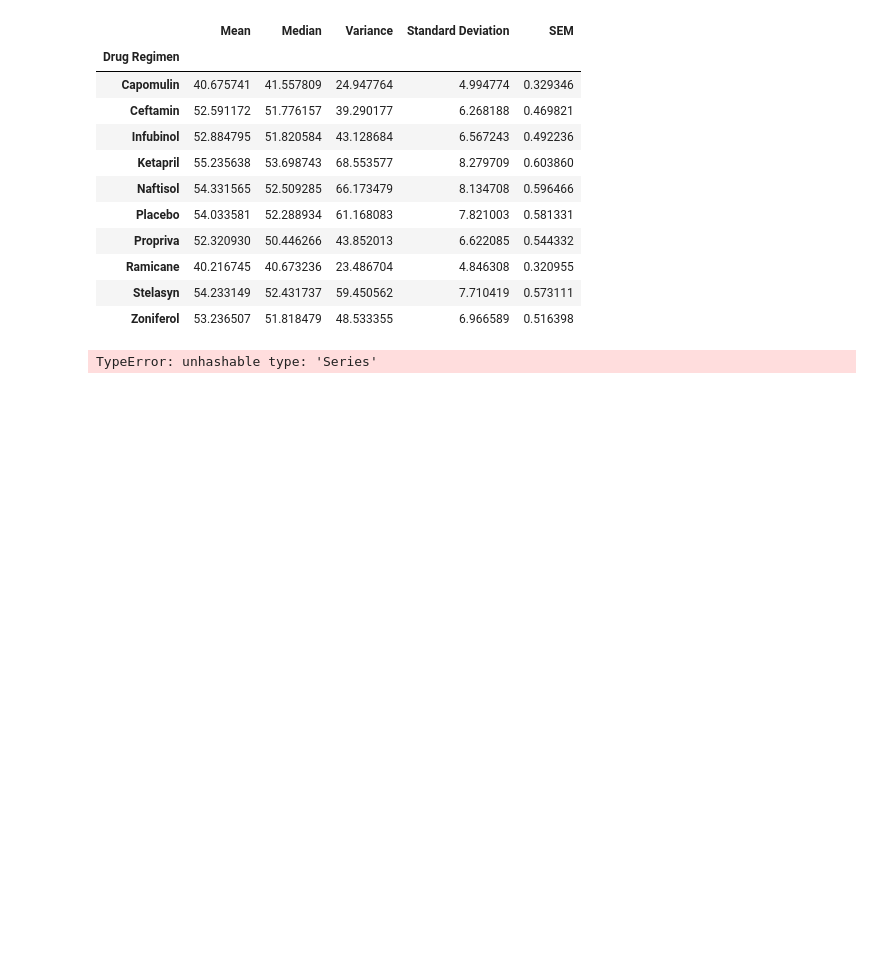
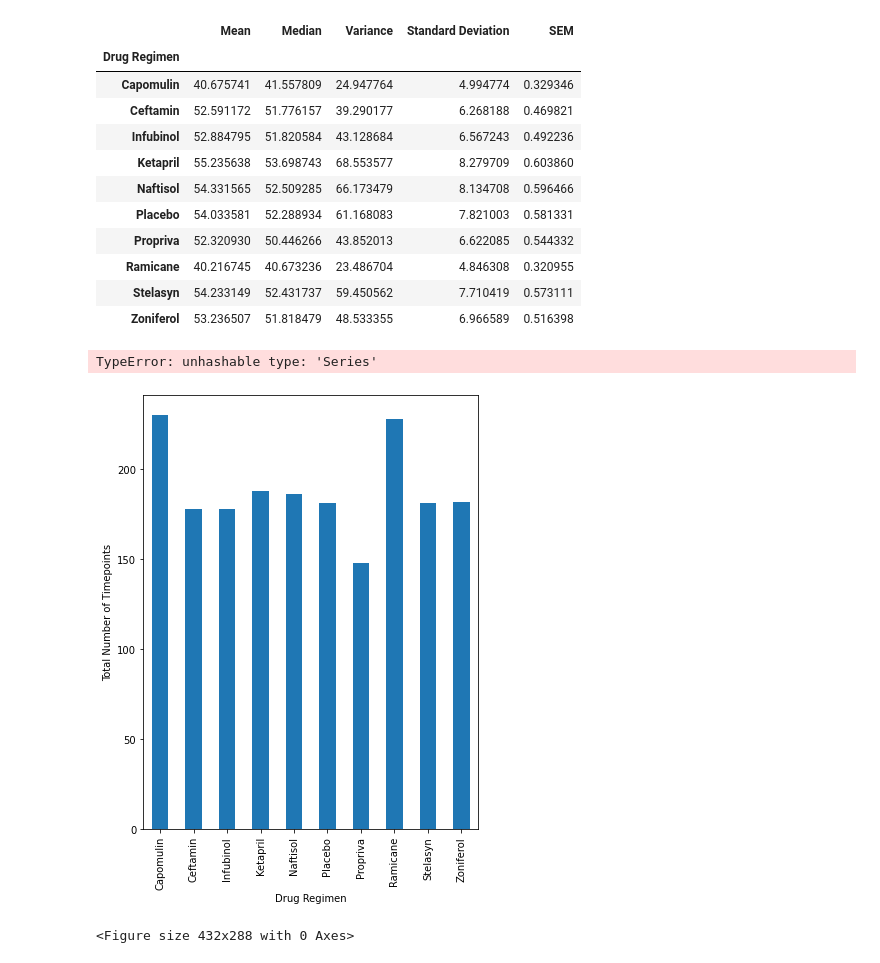
Before and after one commit to bdub99/Mice-Drug-Regiman-Analysis, a Jupyter notebook: PyMice/mice.ipynb, the cells around one changed output. Saved outputs shown, nothing was run; the diff lists cells and outputs as text; code cells hidden in the pictures; blank space fills up the shorter version.

```diff
--- a/PyMice/mice.ipynb
+++ b/PyMice/mice.ipynb
@@ -113,3 +114,16 @@ TypeError: unhashable type: 'Series'
 # Bar and Pie Charts
 # %%
 # Generate a bar plot showing the total number of timepoints for all mice tested for each drug regimen using Pandas.
+pandas_timepoint = duplicate_mice_clean.groupby("Drug Regimen")
+pt = pandas_timepoint["Timepoint"].count()
+
+pandas_bar = pt.plot(kind="bar", figsize=(6,8))
+
+pandas_bar.set_xlabel("Drug Regimen")
+pandas_bar.set_ylabel("Total Number of Timepoints")
+
+plt.show()
+plt.tight_layout()
+# %% [output]
+[figure, added]
+<Figure size 432x288 with 0 Axes>
```
Also changed, not shown: parts of 4 cells of this notebook.
